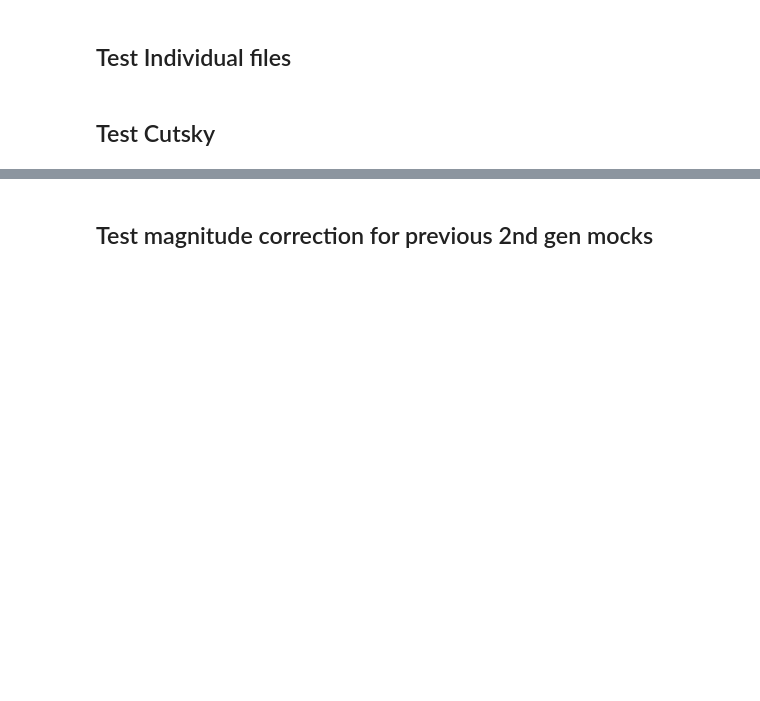
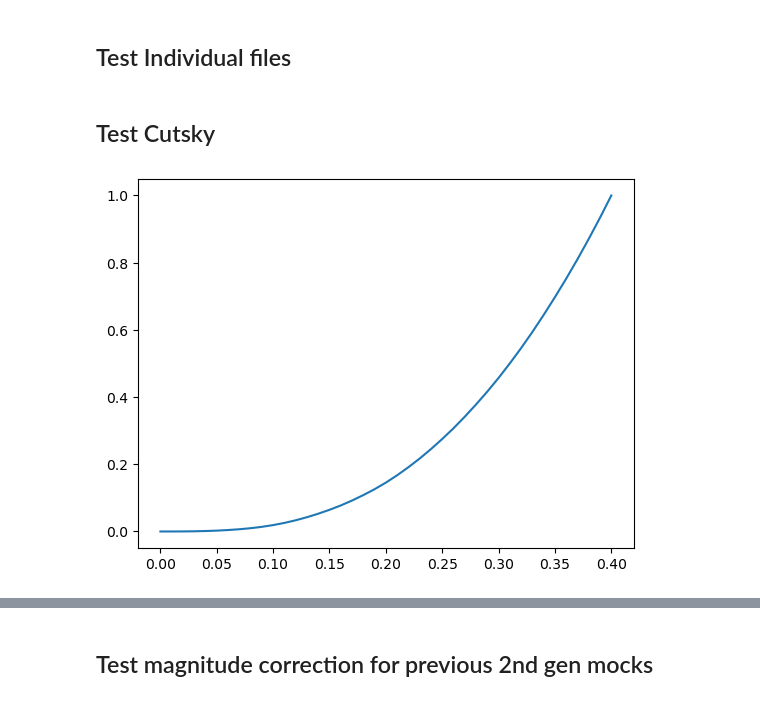
Before and after one commit to JadePiat/Relativistic_effects, a Jupyter notebook: tests_clustering_mocks.ipynb, the cells around one changed output, grey strips where cells are left out. Drawn from its saved outputs; the diff is of its cells as text; code cells hidden in the pictures; blank space fills up the shorter version.

```diff
--- a/tests_clustering_mocks.ipynb
+++ b/tests_clustering_mocks.ipynb
@@ -379,43 +381,46 @@ cat = fits.open(file)
 box = Table(cat[1].data)
 cat.close()
 
+zmax = 0.4
 threshold = -21.5
 
 M = box['R_MAG_ABS']
 
-mask = (M<=threshold)*(box['RA']>=0)
-pos = box['RA','DEC','Z'][mask]
-pos_data = np.array([pos['RA'],pos['DEC'],cosmo.comoving_distance(pos['Z'])])
+mask = (M<=threshold)*(box['RA']>=0)*(box['Z']<=zmax)
+data = box['RA','DEC','Z'][mask]
+pos_data = np.array([data['RA'],data['DEC'],cosmo.comoving_distance(data['Z'])])
 # %%
 ## randoms
 
 from scipy.interpolate import interp1d
 from scipy.integrate import trapezoid
 from scipy.integrate import cumulative_trapezoid
 
-RA_rand = np.random.uniform(0,360,len(box)*10)
-DEC_rand = np.degrees(np.arcsin(np.random.uniform(-1,1,len(box)*10)))
+RA_rand = np.random.uniform(0,360,len(data)*10)
+DEC_rand = np.degrees(np.arcsin(np.random.uniform(-1,1,len(data)*10)))
 
 def random_dist(data,xmin,xmax,dx,N):
 
     bins = np.arange(xmin,xmax+dx,dx)
     x = bins[:-1]+dx/2
     n,_ = np.histogram(data,bins=bins)
 
     n_interp = interp1d(x,n,fill_value='extrapolate')
     pdf = n_interp(bins)
 
     cdf = cumulative_trapezoid(pdf,bins,initial=0)
     cdf = cdf/trapezoid(pdf,bins)
     cdf_inv = interp1d(cdf,bins)
 
+    plt.plot(bins,cdf)
+
     r = np.random.uniform(0,1,N)
     x_rand = cdf_inv(r)
 
     return x_rand
 
-z_rand = random_dist(box['Z'],0,0.6,0.01,len(box)*10)
-M_rand = random_dist(box['R_MAG_ABS'],-24,-10,0.1,len(box)*10)
 
-mask_rand = M_rand<=threshold
-pos_rand = np.array([RA_rand[mask_rand],DEC_rand[mask_rand],cosmo.comoving_distance(z_rand[mask_rand])])
+z_rand = random_dist(data['Z'],0,zmax,0.01,len(data)*10)
+pos_rand = np.array([RA_rand,DEC_rand,cosmo.comoving_distance(z_rand)])
+# %% [output]
+[figure, added]
```
Also changed, not shown: parts of 17 cells of this notebook.
